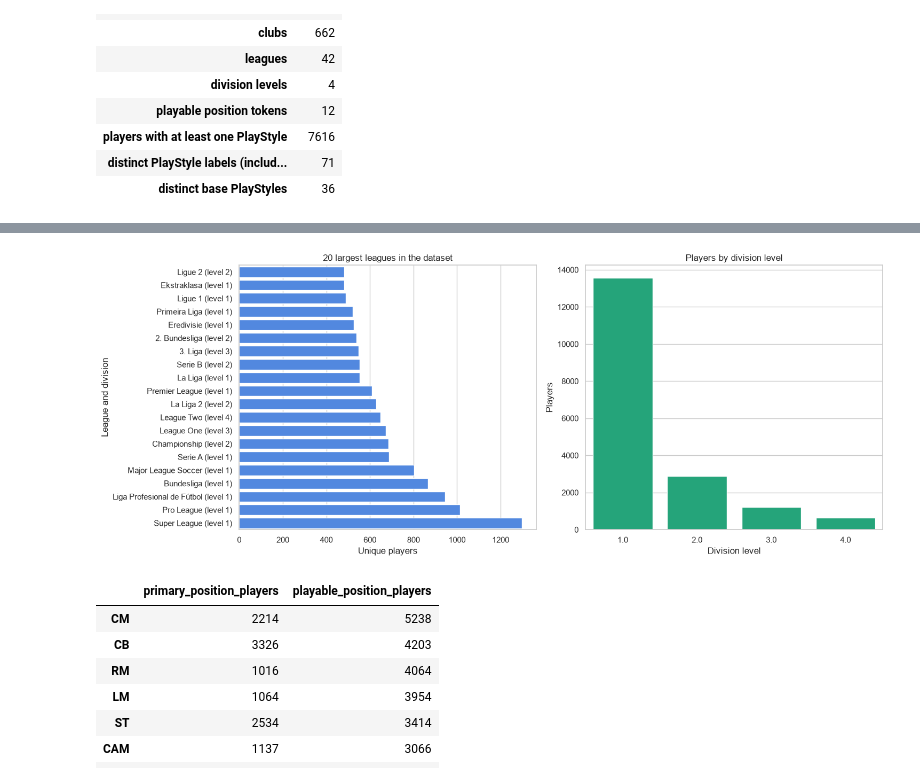
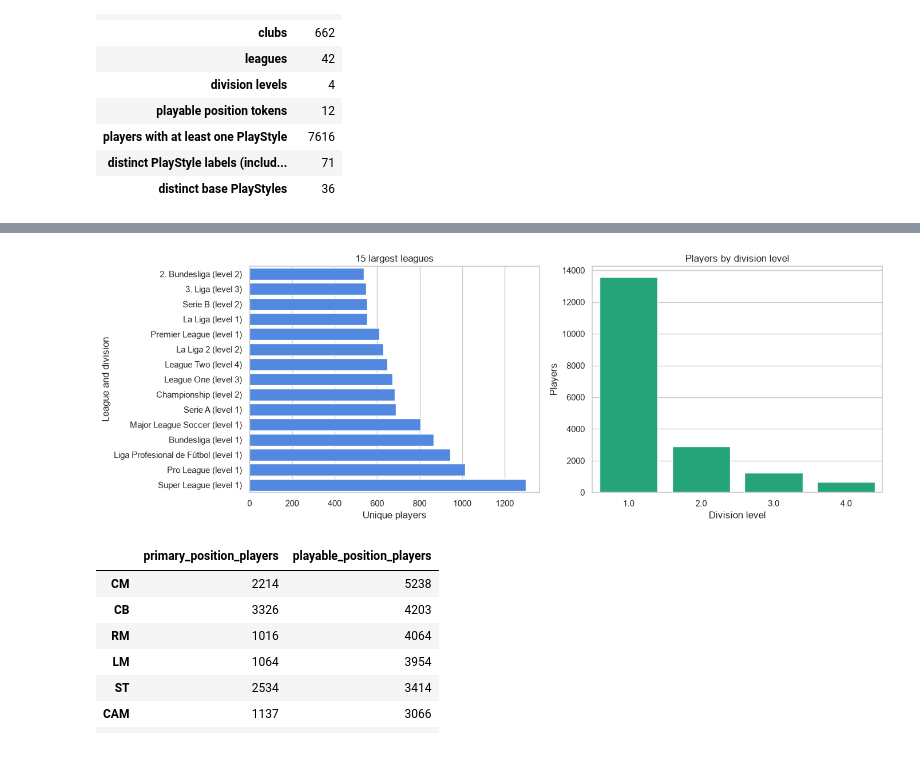
Before and after one commit to brandonwu694/EA_FC_CM_Recommender, a Jupyter notebook: notebooks/fc26_player_eda.ipynb, the cells around one changed output, grey strips where cells are left out. Saved outputs shown, nothing was run; the diff lists cells and outputs as text; code cells hidden in the pictures.

```diff
--- a/notebooks/fc26_player_eda.ipynb
+++ b/notebooks/fc26_player_eda.ipynb
@@ -227,18 +191,53 @@ display(club_coverage.head(20))
 # %%
-fig, axes = plt.subplots(1, 2, figsize=(15, 6))
-largest_leagues = league_coverage.head(20).reset_index().sort_values("players")
+league_coverage = (
+    players.groupby(["league_name", "league_level"], dropna=False)
+    .agg(clubs=("club_name", "nunique"), players=("player_id", "nunique"))
+    .sort_values("players", ascending=False)
+)
+
+fig, axes = plt.subplots(1, 2, figsize=(14, 5))
+largest_leagues = league_coverage.head(15).reset_index().sort_values("players")
 largest_leagues["league_division"] = (
-    largest_leagues["league_name"] + " (level " + largest_leagues["league_level"].astype(int).astype(str) + ")"
+    largest_leagues["league_name"]
+    + " (level "
+    + largest_leagues["league_level"].astype(int).astype(str)
+    + ")"
 )
-sns.barplot(data=largest_leagues, x="players", y="league_division", color="#3b82f6", ax=axes[0])
-axes[0].set(title="20 largest leagues in the dataset", xlabel="Unique players", ylabel="League and division")
-division_counts = players["league_level"].value_counts().sort_index().rename_axis("league_level").reset_index(name="players")
-sns.barplot(data=division_counts, x="league_level", y="players", color="#10b981", ax=axes[1])
-axes[1].set(title="Players by division level", xlabel="Division level", ylabel="Players")
+sns.barplot(
+    data=largest_leagues,
+    x="players",
+    y="league_division",
+    color="#3b82f6",
+    ax=axes[0],
+)
+axes[0].set(
+    title="15 largest leagues",
+    xlabel="Unique players",
+    ylabel="League and division",
+)
+division_counts = (
+    players["league_level"]
+    .value_counts()
+    .sort_index()
+    .rename_axis("league_level")
+    .reset_index(name="players")
+)
+sns.barplot(
+    data=division_counts,
+    x="league_level",
+    y="players",
+    color="#10b981",
+    ax=axes[1],
+)
+axes[1].set(
+    title="Players by division level",
+    xlabel="Division level",
+    ylabel="Players",
+)
 plt.tight_layout()
 plt.show()
 # %% [output]
-[figure, old version]
+[figure, new version]
 # %%
 position_coverage = pd.concat([
     primary_positions.value_counts().rename("primary_position_players"),
```
Also changed, not shown: parts of 12 cells of this notebook.
